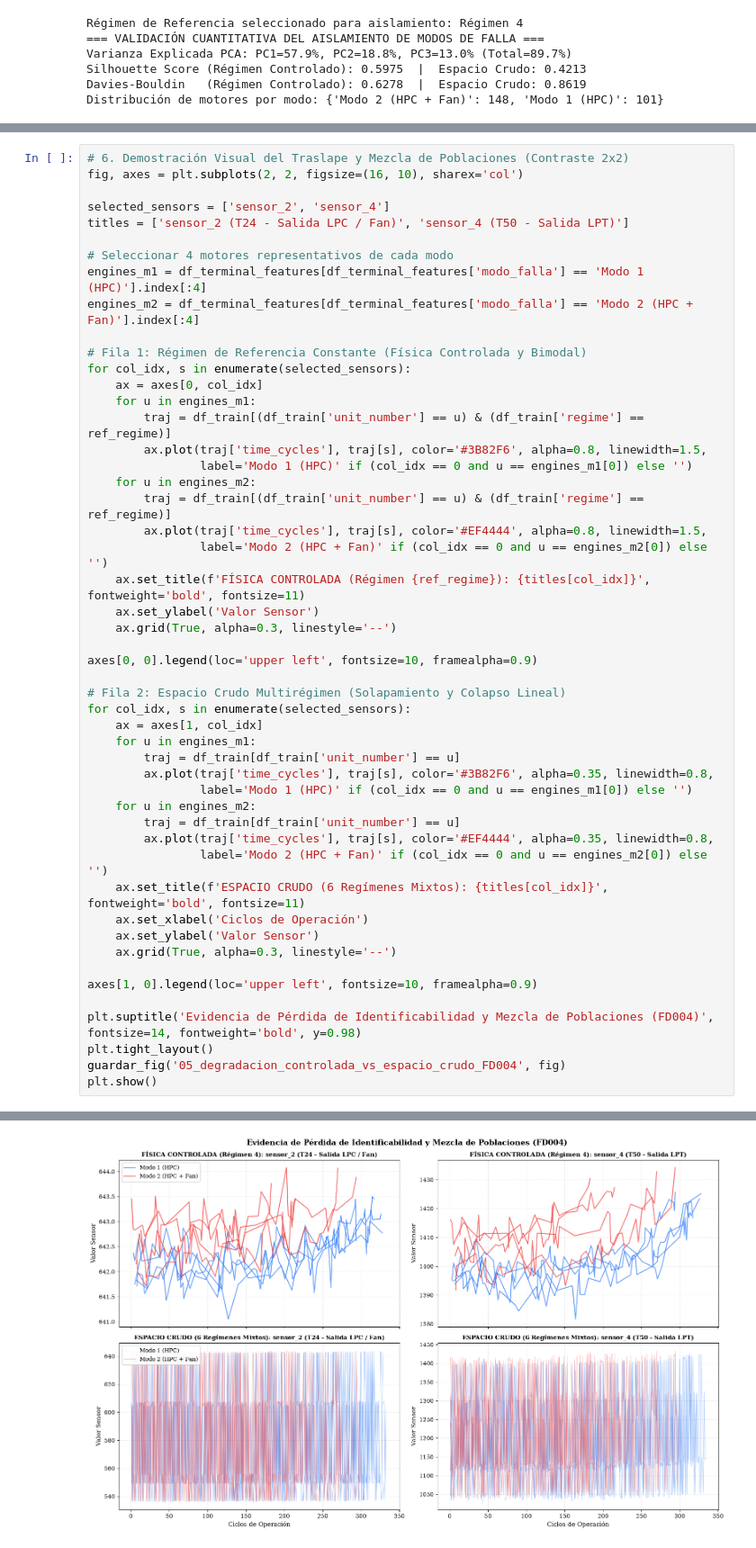
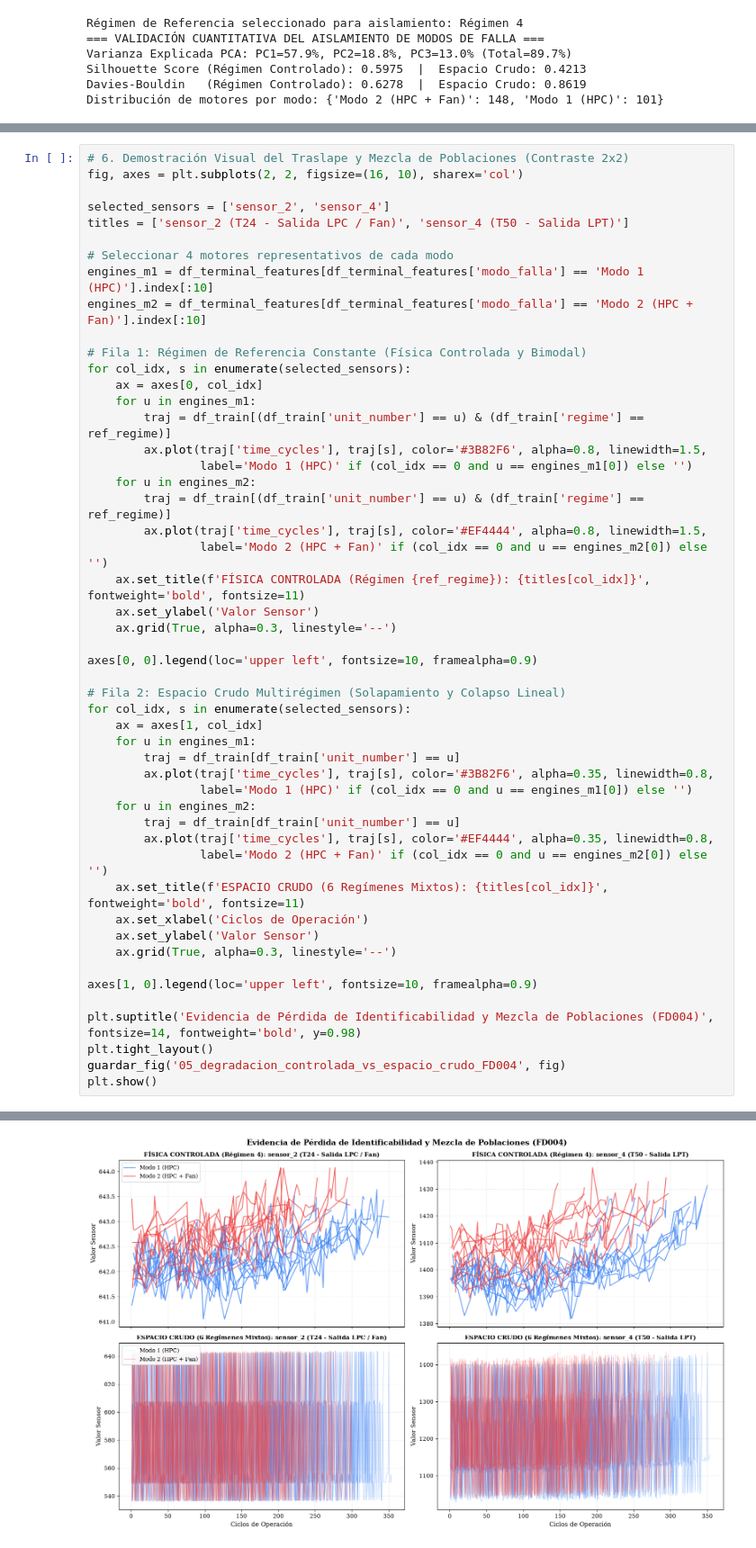
Before and after one commit to JairRamosG/RUL-CMAPSS, a Jupyter notebook: notebooks/04_eda_FD004.ipynb, the cells around one changed output, grey strips where cells are left out. Shown at 90% size. Saved outputs shown, nothing was run; the diff lists cells and outputs as text.

```diff
--- a/notebooks/04_eda_FD004.ipynb
+++ b/notebooks/04_eda_FD004.ipynb
@@ -548,8 +548,8 @@ selected_sensors = ['sensor_2', 'sensor_4']
 titles = ['sensor_2 (T24 - Salida LPC / Fan)', 'sensor_4 (T50 - Salida LPT)']
 
 # Seleccionar 4 motores representativos de cada modo
-engines_m1 = df_terminal_features[df_terminal_features['modo_falla'] == 'Modo 1 (HPC)'].index[:4]
-engines_m2 = df_terminal_features[df_terminal_features['modo_falla'] == 'Modo 2 (HPC + Fan)'].index[:4]
+engines_m1 = df_terminal_features[df_terminal_features['modo_falla'] == 'Modo 1 (HPC)'].index[:10]
+engines_m2 = df_terminal_features[df_terminal_features['modo_falla'] == 'Modo 2 (HPC + Fan)'].index[:10]
 
 # Fila 1: Régimen de Referencia Constante (Física Controlada y Bimodal)
 for col_idx, s in enumerate(selected_sensors):
@@ -565,34 +565,34 @@ for col_idx, s in enumerate(selected_sensors):
     ax.set_title(f'FÍSICA CONTROLADA (Régimen {ref_regime}): {titles[col_idx]}', fontweight='bold', fontsize=11)
     ax.set_ylabel('Valor Sensor')
     ax.grid(True, alpha=0.3, linestyle='--')
 
 axes[0, 0].legend(loc='upper left', fontsize=10, framealpha=0.9)
 
 # Fila 2: Espacio Crudo Multirégimen (Solapamiento y Colapso Lineal)
 for col_idx, s in enumerate(selected_sensors):
     ax = axes[1, col_idx]
     for u in engines_m1:
         traj = df_train[df_train['unit_number'] == u]
         ax.plot(traj['time_cycles'], traj[s], color='#3B82F6', alpha=0.35, linewidth=0.8,
                 label='Modo 1 (HPC)' if (col_idx == 0 and u == engines_m1[0]) else '')
     for u in engines_m2:
         traj = df_train[df_train['unit_number'] == u]
         ax.plot(traj['time_cycles'], traj[s], color='#EF4444', alpha=0.35, linewidth=0.8,
                 label='Modo 2 (HPC + Fan)' if (col_idx == 0 and u == engines_m2[0]) else '')
     ax.set_title(f'ESPACIO CRUDO (6 Regímenes Mixtos): {titles[col_idx]}', fontweight='bold', fontsize=11)
     ax.set_xlabel('Ciclos de Operación')
     ax.set_ylabel('Valor Sensor')
     ax.grid(True, alpha=0.3, linestyle='--')
 
 axes[1, 0].legend(loc='upper left', fontsize=10, framealpha=0.9)
 
 plt.suptitle('Evidencia de Pérdida de Identificabilidad y Mezcla de Poblaciones (FD004)', fontsize=14, fontweight='bold', y=0.98)
 plt.tight_layout()
 guardar_fig('05_degradacion_controlada_vs_espacio_crudo_FD004', fig)
 plt.show()
 # %% [output]
   Guardado: notebooks/figures/FD004/05_degradacion_controlada_vs_espacio_crudo_FD004.png (+ .pdf)
-[figure, old version]
+[figure, new version]
 # %% [markdown]
 ---
 
```
Also changed, not shown: parts of 5 cells of this notebook, 26 other files.
